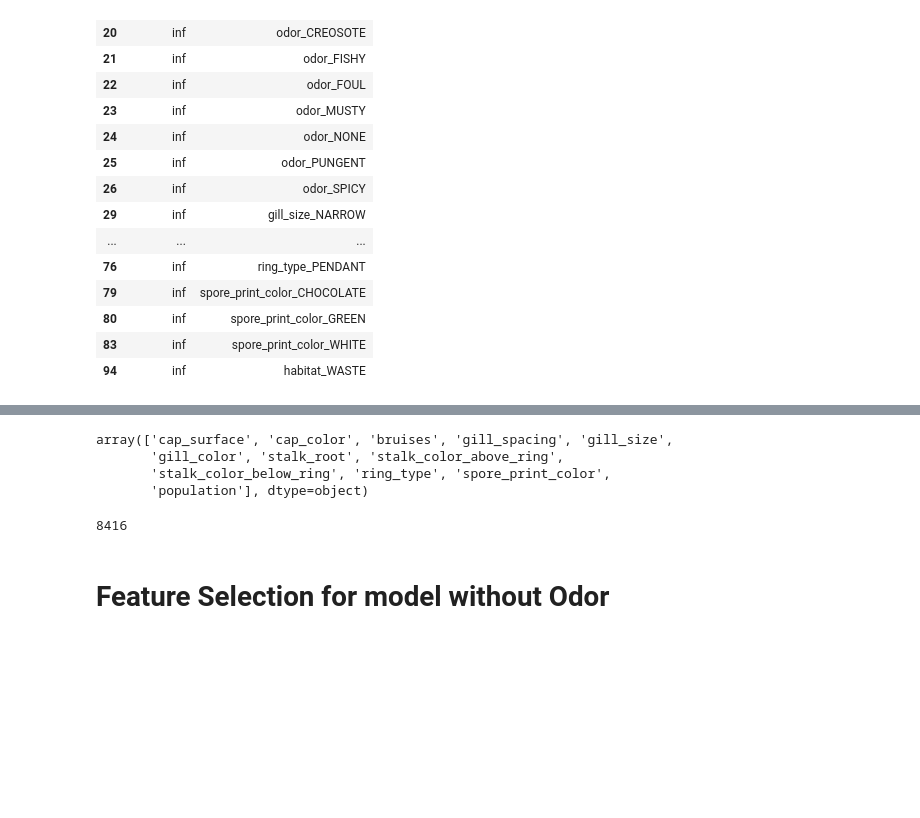
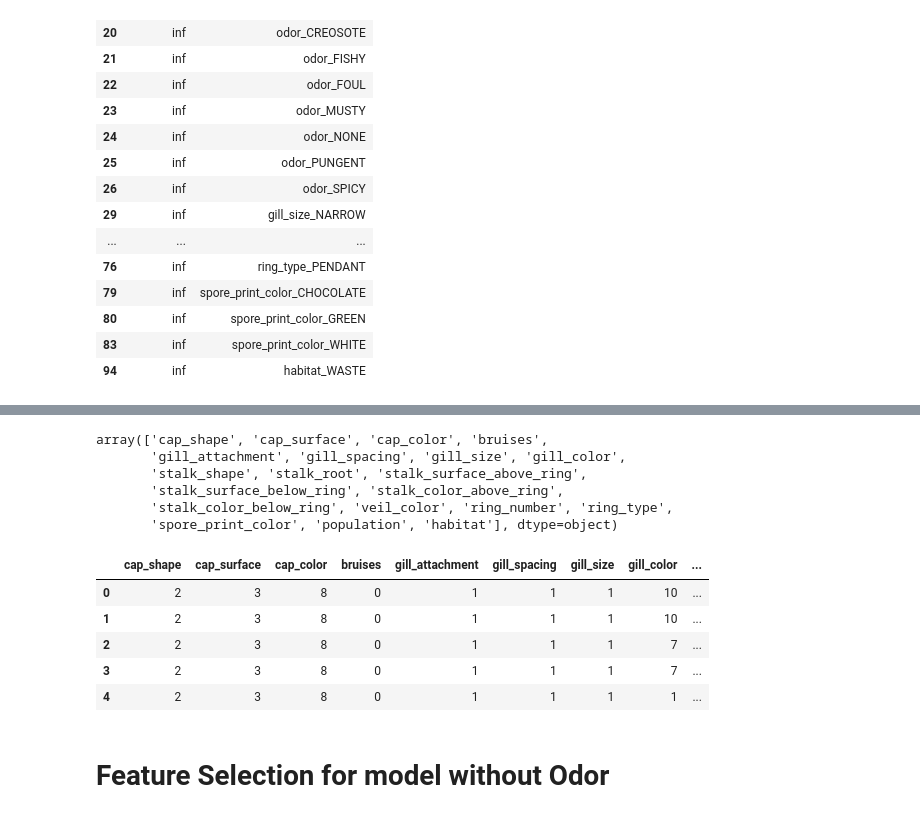
Before and after one commit to jprette/STAT303-2-Final_Project, a Jupyter notebook: Wrapper_Method_forward_selection.ipynb, the cells around one changed output, grey strips where cells are left out. Saved outputs shown, nothing was run; the diff lists cells and outputs as text; code cells hidden in the pictures; blank space fills up the shorter version.

```diff
--- a/Wrapper_Method_forward_selection.ipynb
+++ b/Wrapper_Method_forward_selection.ipynb
@@ -136,11 +129,0 @@ X_filtered = features_kbest.transform(X)
-# %%
-features_kbest.get_feature_names_out()
-# %% [output]
-array(['cap_surface', 'cap_color', 'bruises', 'gill_spacing', 'gill_size',
-       'gill_color', 'stalk_root', 'stalk_color_above_ring',
-       'stalk_color_below_ring', 'ring_type', 'spore_print_color',
-       'population'], dtype=object)
-# %%
-X_filt
-# %% [output]
-8416
@@ -147,3 +133,26 @@ X_filt
+# %%
+from sklearn.feature_selection import SelectKBest, chi2
+features_kbest = SelectKBest(chi2, k=20).fit(X,y)
+# %%
+feature_names = features_kbest.get_feature_names_out()
+feature_names
+# %% [output]
+array(['cap_shape', 'cap_surface', 'cap_color', 'bruises',
+       'gill_attachment', 'gill_spacing', 'gill_size', 'gill_color',
+       'stalk_shape', 'stalk_root', 'stalk_surface_above_ring',
+       'stalk_surface_below_ring', 'stalk_color_above_ring',
+       'stalk_color_below_ring', 'veil_color', 'ring_number', 'ring_type',
+       'spore_print_color', 'population', 'habitat'], dtype=object)
+# %%
+X_filtered = data[feature_names]
+X_filtered.head()
+# %% [output]
+|  | cap_shape | cap_surface | cap_color | bruises | gill_attachment | gill_spacing | gill_size | gill_color | ... |
+| 0 | 2 | 3 | 8 | 0 | 1 | 1 | 1 | 10 | ... |
+| 1 | 2 | 3 | 8 | 0 | 1 | 1 | 1 | 10 | ... |
+| 2 | 2 | 3 | 8 | 0 | 1 | 1 | 1 | 7 | ... |
+| 3 | 2 | 3 | 8 | 0 | 1 | 1 | 1 | 7 | ... |
+| 4 | 2 | 3 | 8 | 0 | 1 | 1 | 1 | 1 | ... |
 # %% [markdown]
 # Feature Selection for model without Odor
 # %%
```
Also changed, not shown: parts of 45 cells of this notebook.
